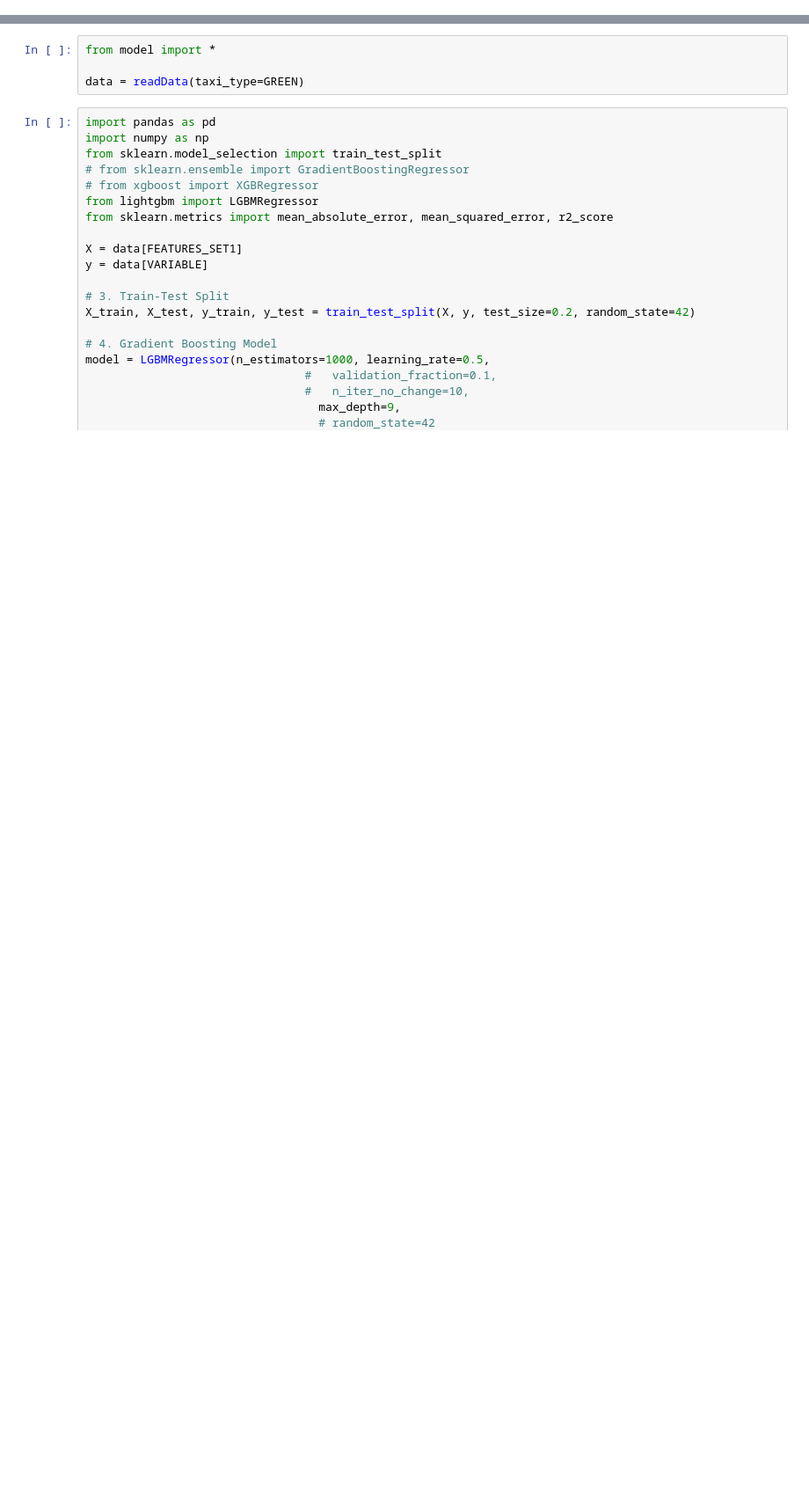
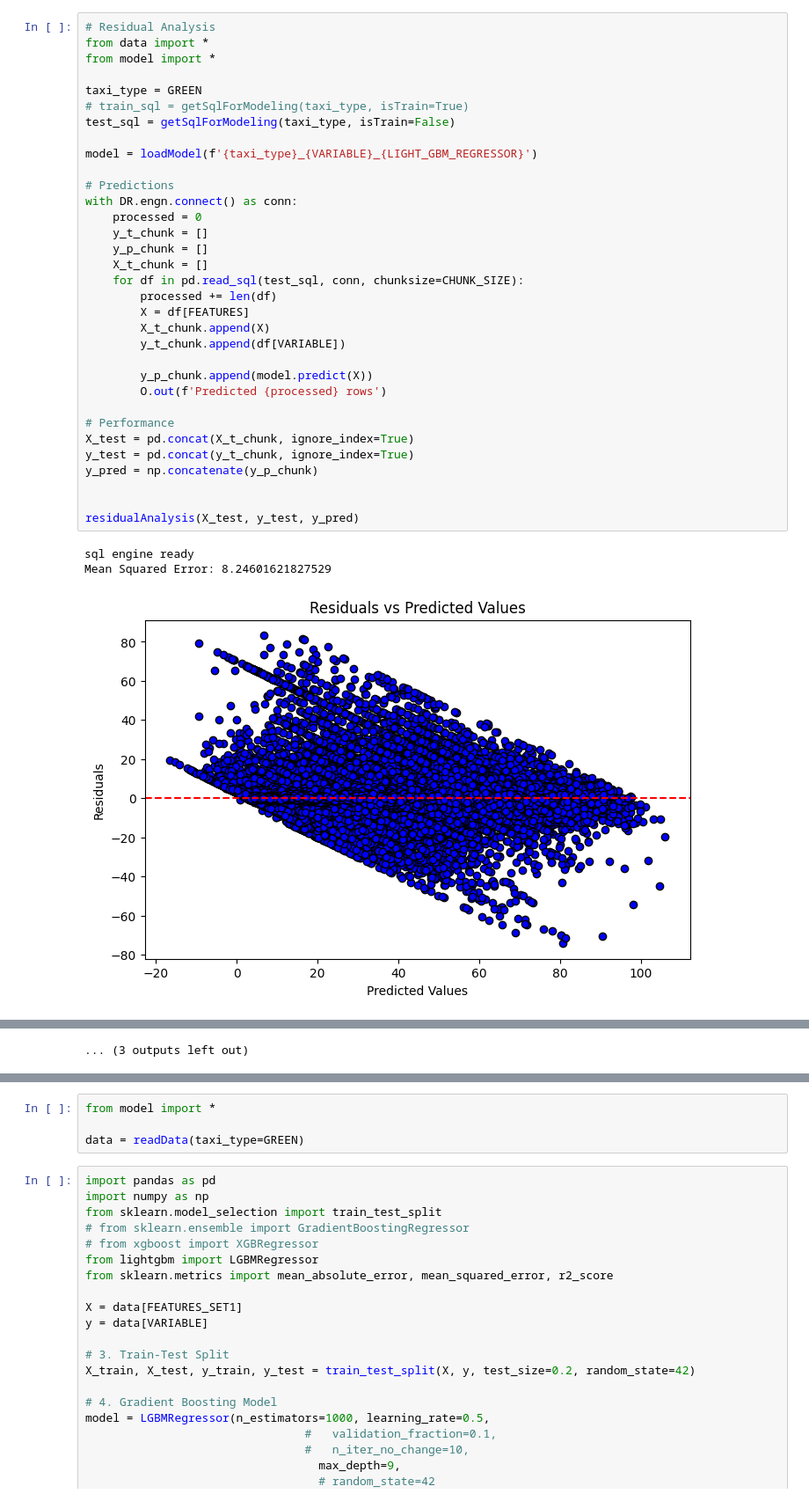
Before and after one commit to IshMakwana/DSCapstone, a Jupyter notebook: pg_grn_lgbm.ipynb, the cells around one changed output, grey strips where cells are left out. Shown at 88% size. Drawn from its saved outputs; the diff is of its cells as text; blank space fills up the shorter version.

Commit message:
adding all the playgrounds to train data in chunk and do analysis in chunks for yellow nad green taxi

```diff
--- a/pg_grn_lgbm.ipynb
+++ b/pg_grn_lgbm.ipynb
@@ -0,0 +1,37 @@
+# %%
+# Residual Analysis
+from data import *
+from model import *
+
+taxi_type = GREEN
+# train_sql = getSqlForModeling(taxi_type, isTrain=True)
+test_sql = getSqlForModeling(taxi_type, isTrain=False)
+
+model = loadModel(f'{taxi_type}_{VARIABLE}_{LIGHT_GBM_REGRESSOR}')
+
+# Predictions
+with DR.engn.connect() as conn:
+    processed = 0
+    y_t_chunk = []
+    y_p_chunk = []
+    X_t_chunk = []
+    for df in pd.read_sql(test_sql, conn, chunksize=CHUNK_SIZE):
+        processed += len(df)
+        X = df[FEATURES]
+        X_t_chunk.append(X)
+        y_t_chunk.append(df[VARIABLE])
+
+        y_p_chunk.append(model.predict(X))
+        O.out(f'Predicted {processed} rows')
+
+# Performance
+X_test = pd.concat(X_t_chunk, ignore_index=True)
+y_test = pd.concat(y_t_chunk, ignore_index=True)
+y_pred = np.concatenate(y_p_chunk)
+
+
+residualAnalysis(X_test, y_test, y_pred)
+# %% [output]
+sql engine ready
+Mean Squared Error: 8.24601621827529
+[figure, added]
@@ -1,3 +48,4 @@
+... (3 outputs left out)
 # %%
 from lightgbm import LGBMRegressor
 from data import *
```
Also changed, not shown: parts of 2 cells of this notebook, 11 other files.
